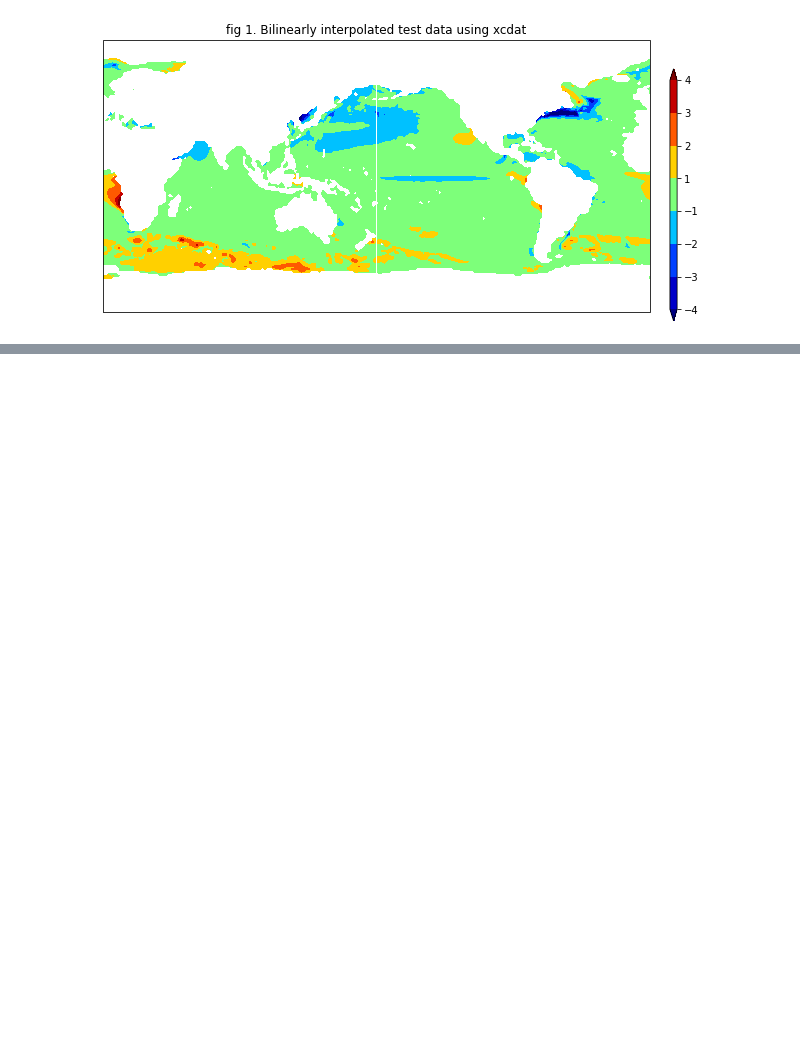
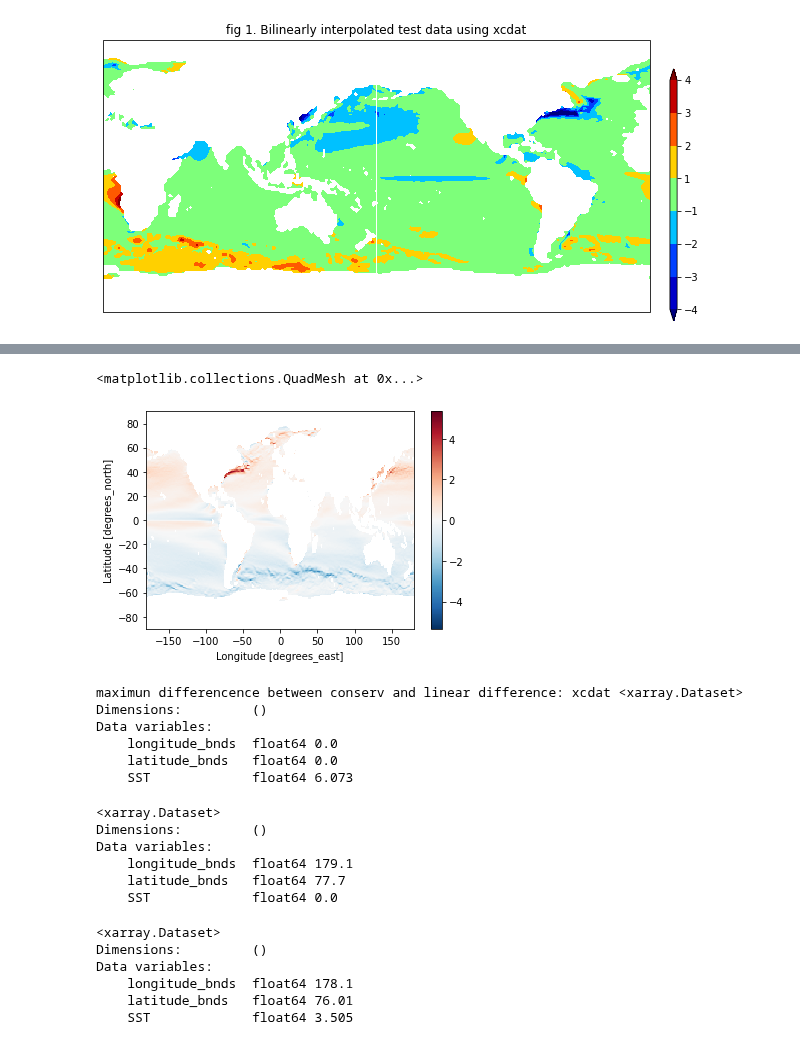
Before and after one commit to xCDAT/xcdat-validation, a Jupyter notebook: validation/regridding/regrid_cdat_xarray_xcdat.ipynb, the cells around one changed output, grey strips where cells are left out. Cells and saved outputs as stored; diff of their text form; code cells hidden in the pictures; blank space fills up the shorter version.

```diff
--- a/validation/regridding/regrid_cdat_xarray_xcdat.ipynb
+++ b/validation/regridding/regrid_cdat_xarray_xcdat.ipynb
@@ -109,5 +113,5 @@ v1 = xr.open_dataset(file_name1).SST
 # %%
-v2 = xr.open_dataset(file_name2).SST
+da2 = xr.open_dataset(file_name2).SST
 # %% [markdown]
 1. Bilinearly interpolated test data using xarray dataarray
 # %%
@@ -312,0 +323,32 @@ plt.show()
+# %%
+(var1_conserv_xr - var1_conserv_xcdat.SST).plot()
+# %% [output]
+<matplotlib.collections.QuadMesh at 0x...>
+[figure, added]
+# %%
+print('maximun differencence between conserv and linear difference: xcdat', (var1_linear_xcdat-var1_conserv_xcdat).max())
+# %% [output]
+maximun differencence between conserv and linear difference: xcdat <xarray.Dataset>
+Dimensions:         ()
+Data variables:
+    longitude_bnds  float64 0.0
+    latitude_bnds   float64 0.0
+    SST             float64 6.073
+# %%
+(var1_linear_xcdat-var1_linear_xr).max()
+# %% [output]
+<xarray.Dataset>
+Dimensions:         ()
+Data variables:
+    longitude_bnds  float64 179.1
+    latitude_bnds   float64 77.7
+    SST             float64 0.0
+# %%
+(var1_conserv_xcdat-var1_conserv_xr).max()
+# %% [output]
+<xarray.Dataset>
+Dimensions:         ()
+Data variables:
+    longitude_bnds  float64 178.1
+    latitude_bnds   float64 76.01
+    SST             float64 3.505
```
Also changed, not shown: parts of 31 cells of this notebook.
